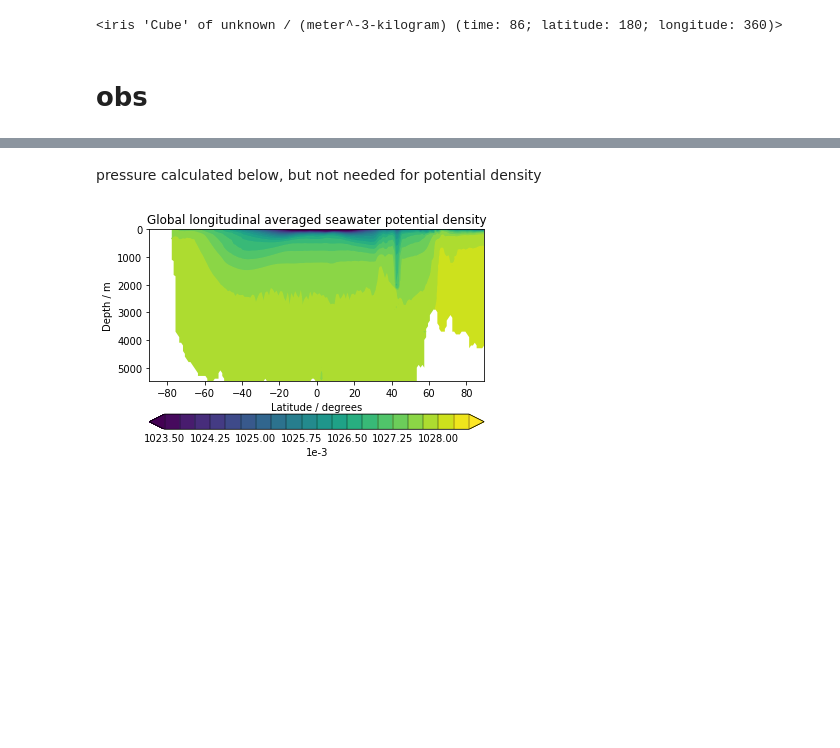
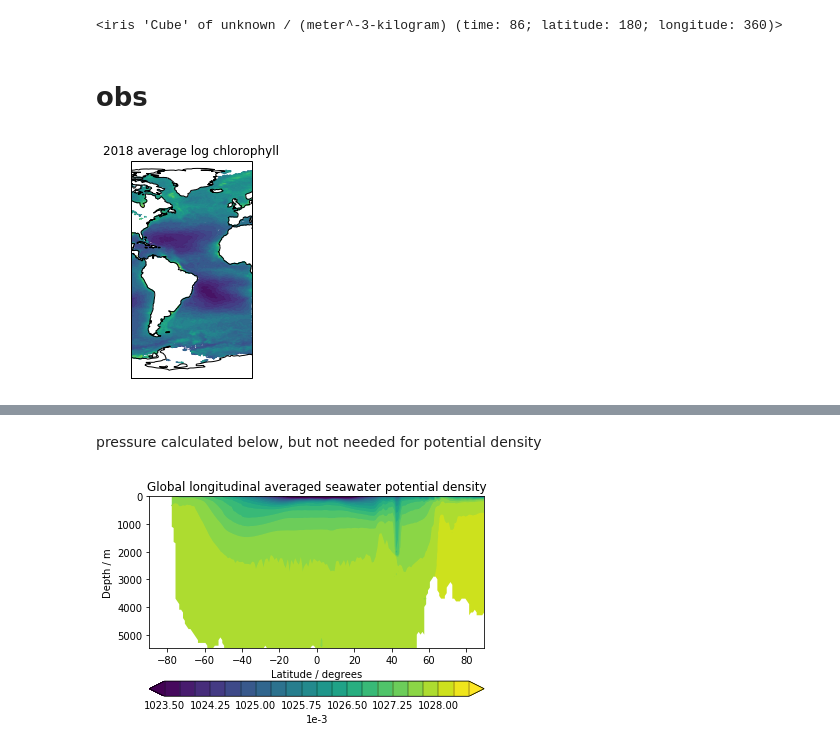
Before and after one commit to PaulHalloran/Jupiter_notebooks_halloran, a Jupyter notebook: iop_talk.ipynb, the cells around one changed output, grey strips where cells are left out. Drawn from its saved outputs; the diff is of its cells as text; code cells hidden in the pictures; blank space fills up the shorter version.

```diff
--- a/iop_talk.ipynb
+++ b/iop_talk.ipynb
@@ -92,6 +107,15 @@ obs_cube_yr = obs_cube.collapsed('time',iris.analysis.MEAN)
 # %%
 c2 = obs_cube_yr.copy()
 c2.data = np.log(obs_cube_yr.data)
+# %%
+lon_west,lon_east,lat_south,lat_north = -90,10,-90,90
+c3 = extract_region(c2,lon_west,lon_east,lat_south,lat_north)
+iplt.contourf(c3,np.linspace(-4.0,3.0,31),extend='both')
+plt.title('2018 average log chlorophyll')
+plt.gca().coastlines()
+plt.savefig('/Users/ph290/Documents/HalloranSync/documents/presentations/IOP_2019/chl_esacci_2018_region.png',dpi=600)
+# %% [output]
+[figure, added]
 # %%
 # plt.figure(figsize=(10,5))
 qplt.contourf(c2,np.linspace(-4.0,3.0,31),extend='both')
```
Also changed, not shown: parts of 11 cells of this notebook.
